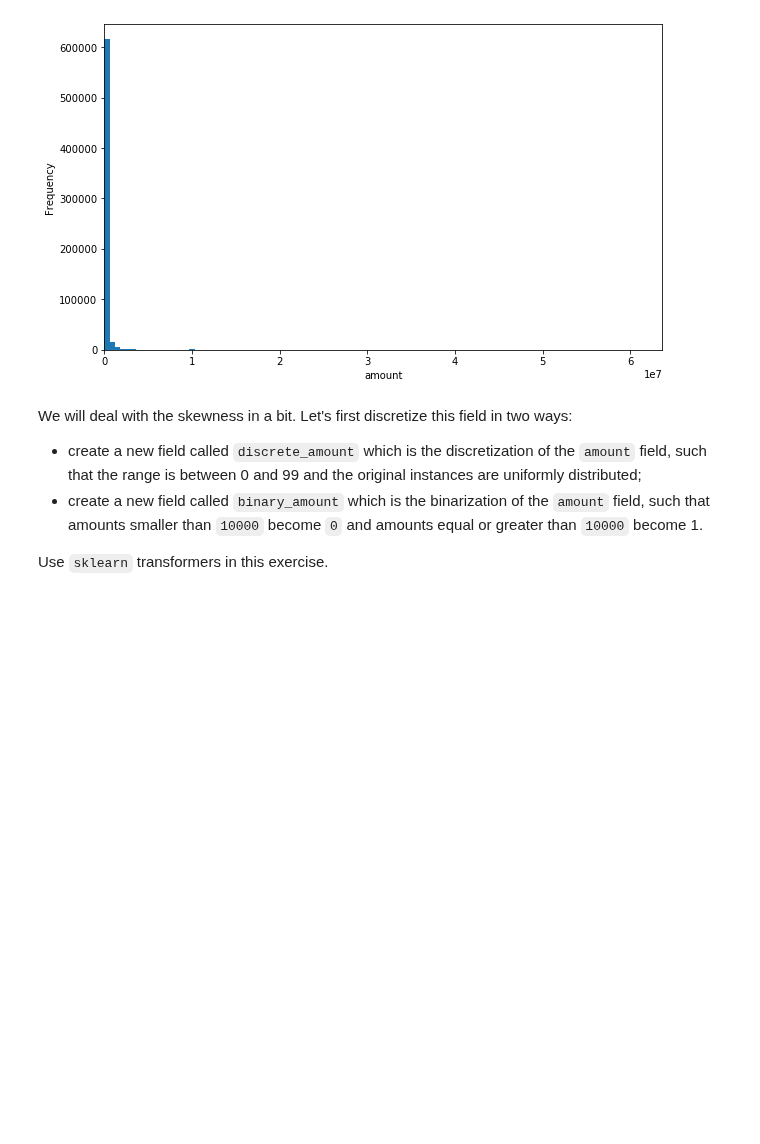
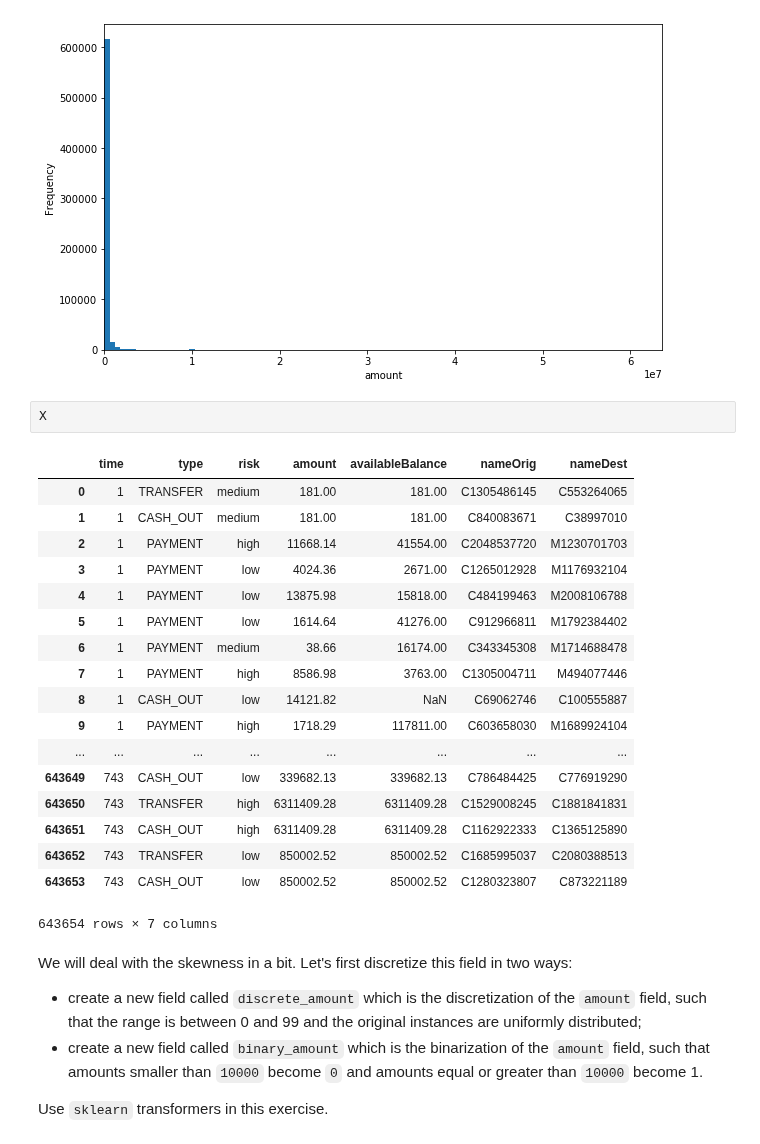
Before and after one commit to MafaldaPaco/batch3-workspace, a Jupyter notebook: S01/SLU15 - Feature Engineering/Exercise notebook.ipynb, the cells around one changed output. Drawn from its saved outputs; the diff is of its cells as text; blank space fills up the shorter version.

```diff
--- a/S01/SLU15 - Feature Engineering/Exercise notebook.ipynb
+++ b/S01/SLU15 - Feature Engineering/Exercise notebook.ipynb
@@ -130,6 +130,27 @@ print("The field 'amount' ranges from", X.amount.min(), "to", X.amount.max())
 # %% [output]
 The field 'amount' ranges from 0.0 to 60642003.0
 [figure]
+# %%
+X
+# %% [output]
+|  | time | type | risk | amount | availableBalance | nameOrig | nameDest |
+| 0 | 1 | TRANSFER | medium | 181.00 | 181.00 | C1305486145 | C553264065 |
+| 1 | 1 | CASH_OUT | medium | 181.00 | 181.00 | C840083671 | C38997010 |
+| 2 | 1 | PAYMENT | high | 11668.14 | 41554.00 | C2048537720 | M1230701703 |
+| 3 | 1 | PAYMENT | low | 4024.36 | 2671.00 | C1265012928 | M1176932104 |
+| 4 | 1 | PAYMENT | low | 13875.98 | 15818.00 | C484199463 | M2008106788 |
+| 5 | 1 | PAYMENT | low | 1614.64 | 41276.00 | C912966811 | M1792384402 |
+| 6 | 1 | PAYMENT | medium | 38.66 | 16174.00 | C343345308 | M1714688478 |
+| 7 | 1 | PAYMENT | high | 8586.98 | 3763.00 | C1305004711 | M494077446 |
+| 8 | 1 | CASH_OUT | low | 14121.82 | NaN | C69062746 | C100555887 |
+| 9 | 1 | PAYMENT | high | 1718.29 | 117811.00 | C603658030 | M1689924104 |
+| ... | ... | ... | ... | ... | ... | ... | ... |
+| 643649 | 743 | CASH_OUT | low | 339682.13 | 339682.13 | C786484425 | C776919290 |
+| 643650 | 743 | TRANSFER | high | 6311409.28 | 6311409.28 | C1529008245 | C1881841831 |
+| 643651 | 743 | CASH_OUT | high | 6311409.28 | 6311409.28 | C1162922333 | C1365125890 |
+| 643652 | 743 | TRANSFER | low | 850002.52 | 850002.52 | C1685995037 | C2080388513 |
+| 643653 | 743 | CASH_OUT | low | 850002.52 | 850002.52 | C1280323807 | C873221189 |
+643654 rows × 7 columns
 # %% [markdown]
 We will deal with the skewness in a bit. Let's first discretize this field in two ways:
 * create a new field called `discrete_amount` which is the discretization of the `amount` field, such that the range is between 0 and 99 and the original instances are uniformly distributed;
```
Also changed, not shown: parts of 9 cells of this notebook.
